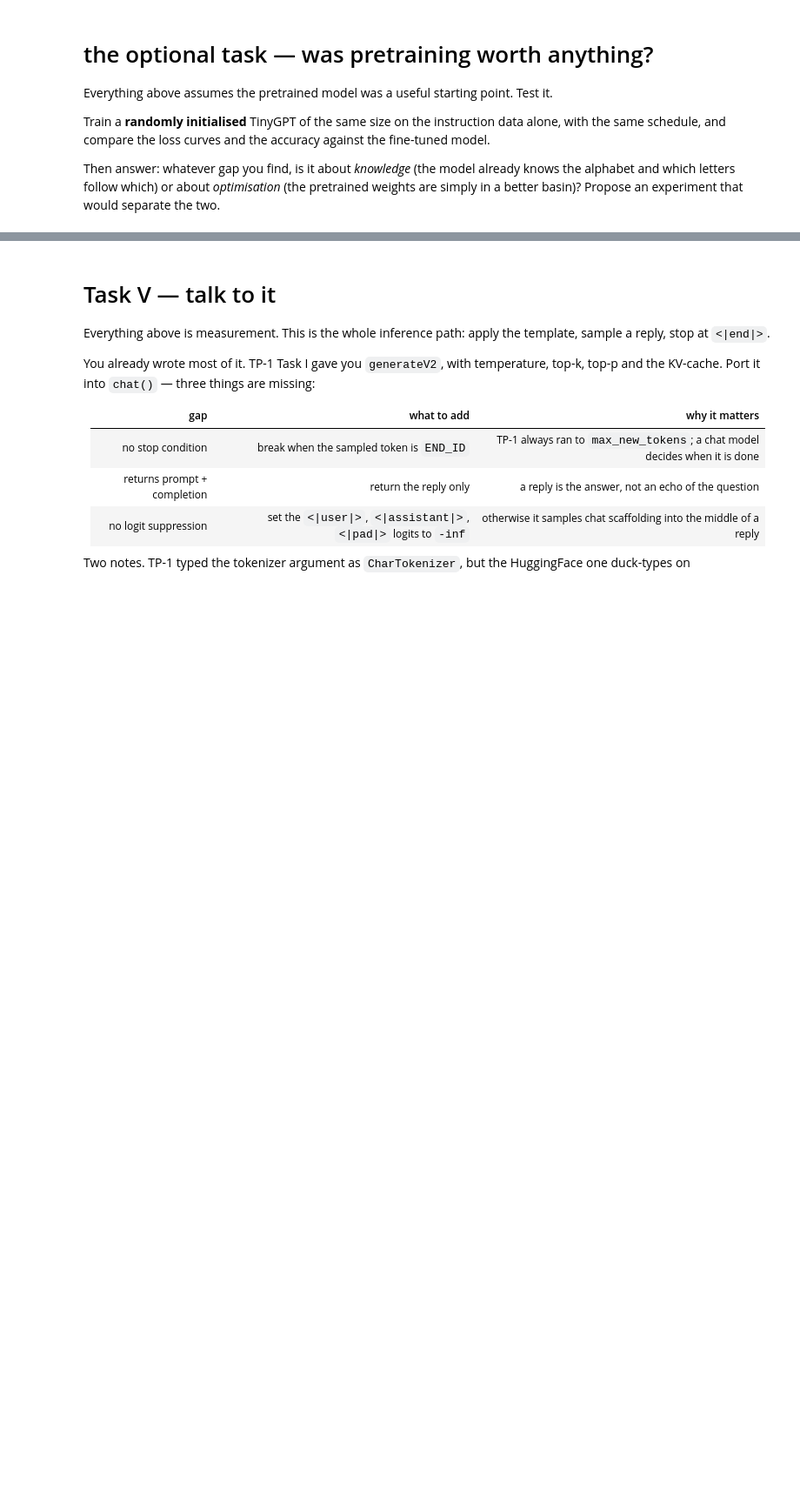
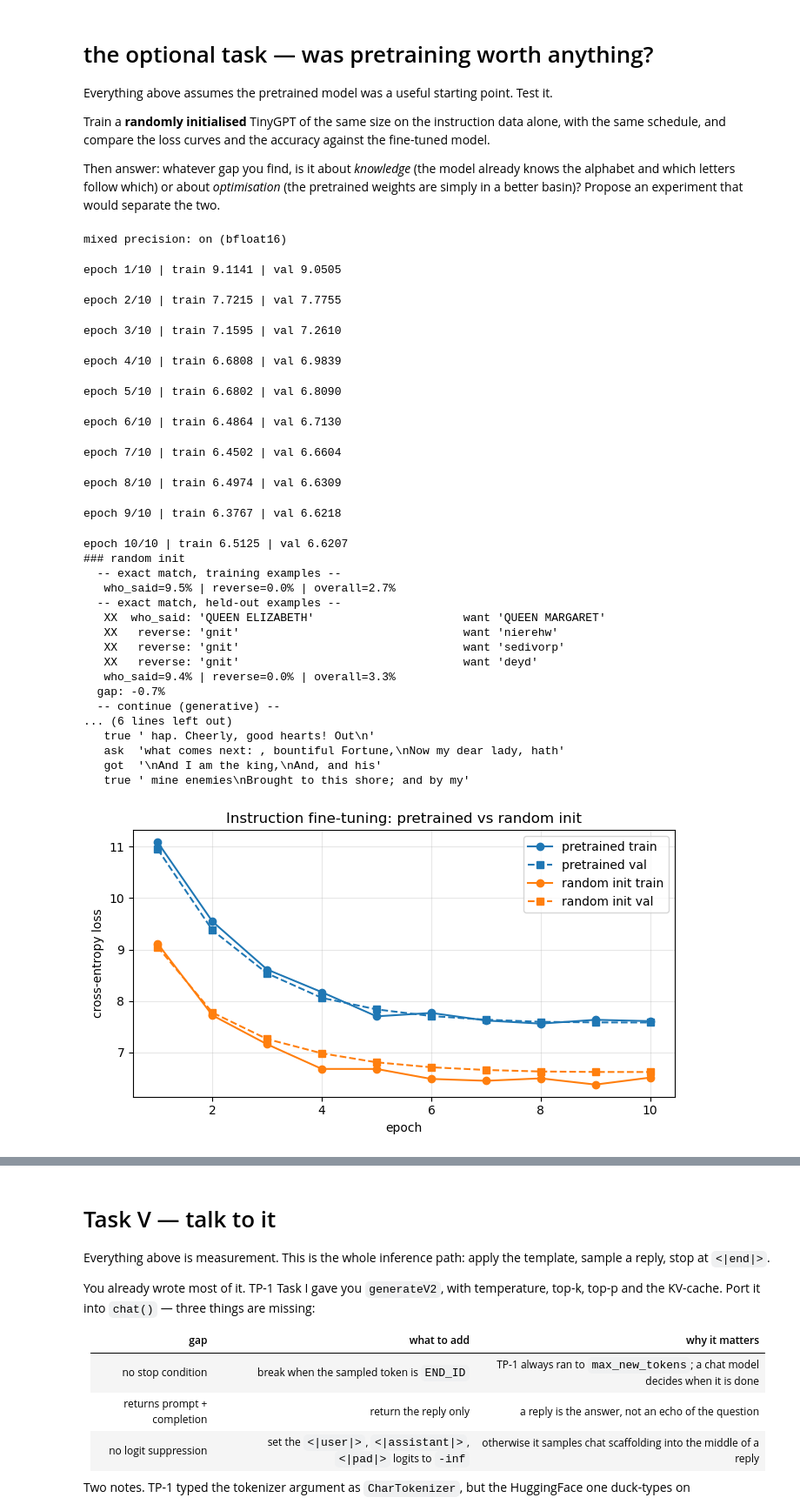
Before and after one commit to Melzr/NLP2, a Jupyter notebook: TP-I/TP2_TinyGPT_Finetuning.ipynb, the cells around one changed output, grey strips where cells are left out. Shown at 87% size. Saved outputs shown, nothing was run; the diff lists cells and outputs as text; code cells hidden in the pictures; blank space fills up the shorter version.

Commit message:
optional task

```diff
--- a/TP-I/TP2_TinyGPT_Finetuning.ipynb
+++ b/TP-I/TP2_TinyGPT_Finetuning.ipynb
@@ -1396,4 +1396,65 @@ Then answer: whatever gap you find, is it about *knowledge* (the model already k
 alphabet and which letters follow which) or about *optimisation* (the pretrained weights
 are simply in a better basin)? Propose an experiment that would separate the two.
 # %%
-# TODO: the optional task
+# train a random-init baseline of the same size on the instruction data alone
+random_model = TinyGPT(config).to(device)
+for p in random_model.parameters():
+    p.requires_grad_(True)
+
+random_opt = AdamW(param_groups(random_model), lr=FT_LR)
+random_trainer = Trainer(
+    model=random_model,
+    train_data_loader=sft_train_loader,
+    test_data_loader=sft_val_loader,
+    loss_fn=SFTWithAuxLM(lam=AUX_LM_LAMBDA),
+    gradient_accumulation_steps=1,
+    optimizer=random_opt,
+    scheduler=cosine_with_warmup(random_opt, FT_STEPS),
+    device=device,
+    save_dir="./checkpoints/tp2_random_init",
+    save_every_n=500,
+)
+
+history_random = run_training(random_trainer, epochs=FT_EPOCHS)
+acc_random_train, acc_random = evaluate_both(random_model, "random init")
+
+plot_losses({
+    "pretrained": history_full,
+    "random init": history_random,
+}, title="Instruction fine-tuning: pretrained vs random init")
+
+print(
+    f"pretrained val loss: {history_full['val'][-1]:.3f} | random val loss: {history_random['val'][-1]:.3f}"
+)
+print(
+    f"pretrained overall val acc: {acc_full['overall']:.1%} | random overall val acc: {acc_random['overall']:.1%}"
+)
+# %% [output]
+mixed precision: on (bfloat16)
+epoch 1/10 | train 9.1141 | val 9.0505
+epoch 2/10 | train 7.7215 | val 7.7755
+epoch 3/10 | train 7.1595 | val 7.2610
+epoch 4/10 | train 6.6808 | val 6.9839
+epoch 5/10 | train 6.6802 | val 6.8090
+epoch 6/10 | train 6.4864 | val 6.7130
+epoch 7/10 | train 6.4502 | val 6.6604
+epoch 8/10 | train 6.4974 | val 6.6309
+epoch 9/10 | train 6.3767 | val 6.6218
+epoch 10/10 | train 6.5125 | val 6.6207
+### random init
+  -- exact match, training examples --
+   who_said=9.5% | reverse=0.0% | overall=2.7%
+  -- exact match, held-out examples --
+   XX  who_said: 'QUEEN ELIZABETH'                      want 'QUEEN MARGARET'
+   XX   reverse: 'gnit'                                 want 'nierehw'
+   XX   reverse: 'gnit'                                 want 'sedivorp'
+   XX   reverse: 'gnit'                                 want 'deyd'
+   who_said=9.4% | reverse=0.0% | overall=3.3%
+  gap: -0.7%
+  -- continue (generative) --
+... (6 lines left out)
+   true ' hap. Cheerly, good hearts! Out\n'
+   ask  'what comes next: , bountiful Fortune,\nNow my dear lady, hath'
+   got  '\nAnd I am the king,\nAnd, and his'
+   true ' mine enemies\nBrought to this shore; and by my'
+[figure, added]
```
Also changed, not shown: parts of 3 cells of this notebook, 2 other files.
